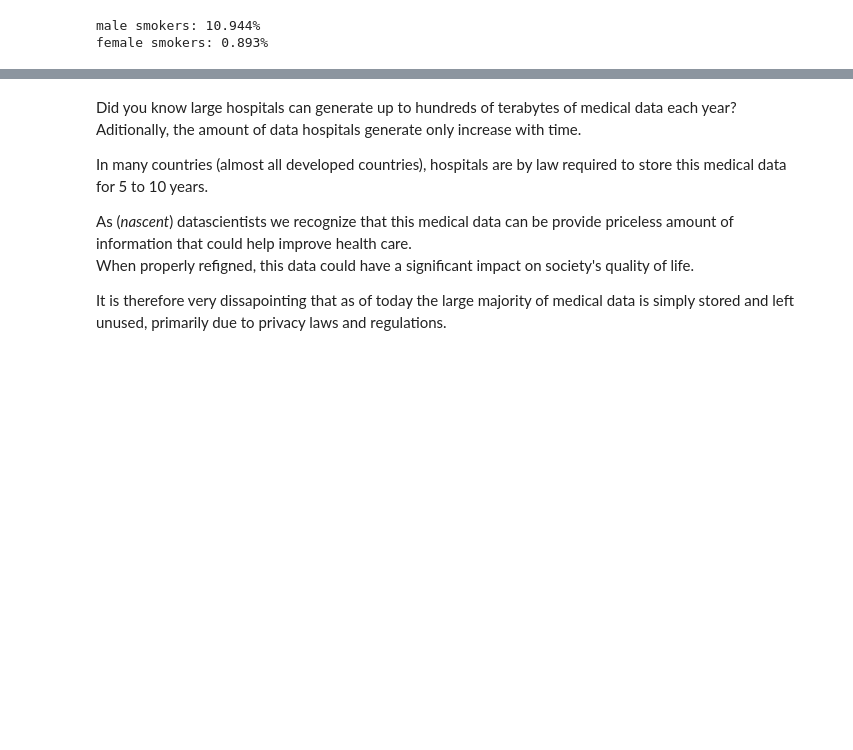
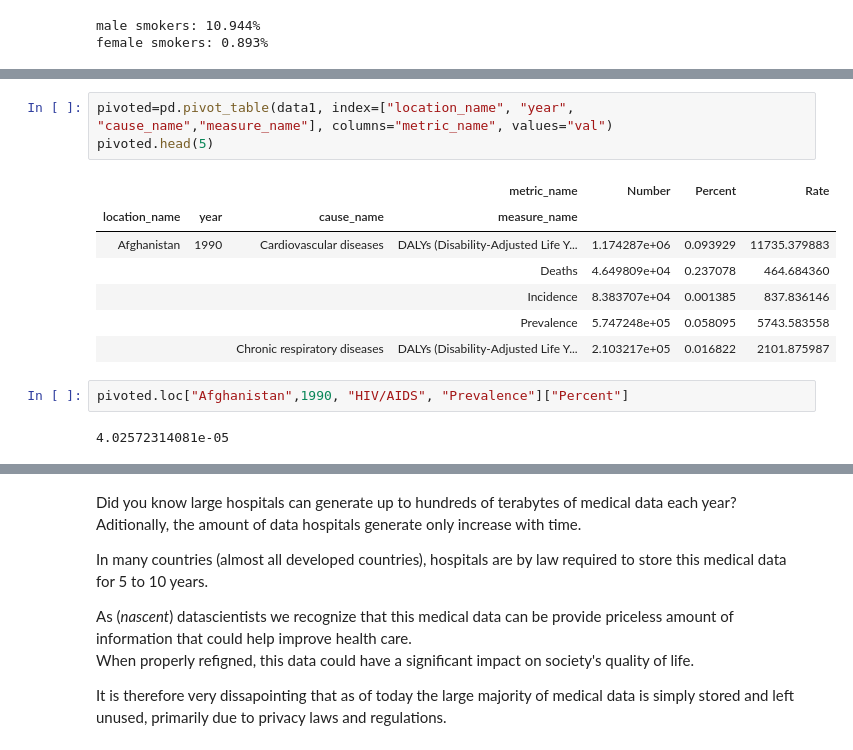
Before and after one commit to itsyaboii1337/Data_Science_Alliance, a Jupyter notebook: Analysing_Medical_Data.ipynb, the cells around one changed output, grey strips where cells are left out. Drawn from its saved outputs; the diff is of its cells as text; blank space fills up the shorter version.

```diff
--- a/Analysing_Medical_Data.ipynb
+++ b/Analysing_Medical_Data.ipynb
@@ -192,0 +212,15 @@ This approximately agrees with findings in literature.
+# %%
+pivoted=pd.pivot_table(data1, index=["location_name", "year", "cause_name","measure_name"], columns="metric_name", values="val")
+pivoted.head(5)
+# %% [output]
+|  |  |  | metric_name | Number | Percent | Rate |
+| location_name | year | cause_name | measure_name |  |  |  |
+| Afghanistan | 1990 | Cardiovascular diseases | DALYs (Disability-Adjusted Life Y... | 1.174287e+06 | 0.093929 | 11735.379883 |
+|  |  |  | Deaths | 4.649809e+04 | 0.237078 | 464.684360 |
+|  |  |  | Incidence | 8.383707e+04 | 0.001385 | 837.836146 |
+|  |  |  | Prevalence | 5.747248e+05 | 0.058095 | 5743.583558 |
+|  |  | Chronic respiratory diseases | DALYs (Disability-Adjusted Life Y... | 2.103217e+05 | 0.016822 | 2101.875987 |
+# %%
+pivoted.loc["Afghanistan",1990, "HIV/AIDS", "Prevalence"]["Percent"]
+# %% [output]
+4.02572314081e-05
```
Also changed, not shown: parts of 15 cells of this notebook.
